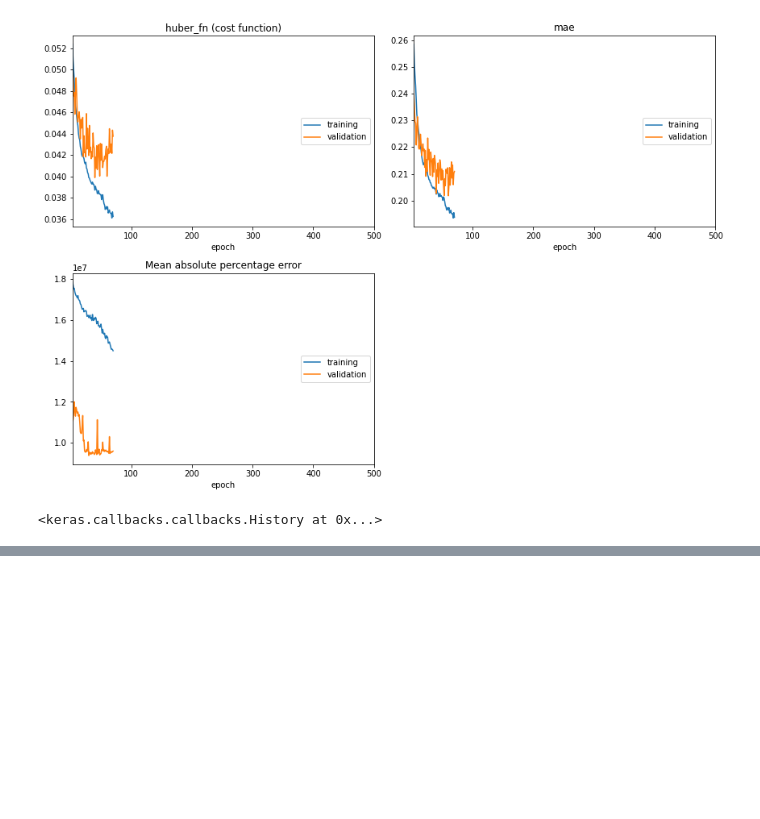
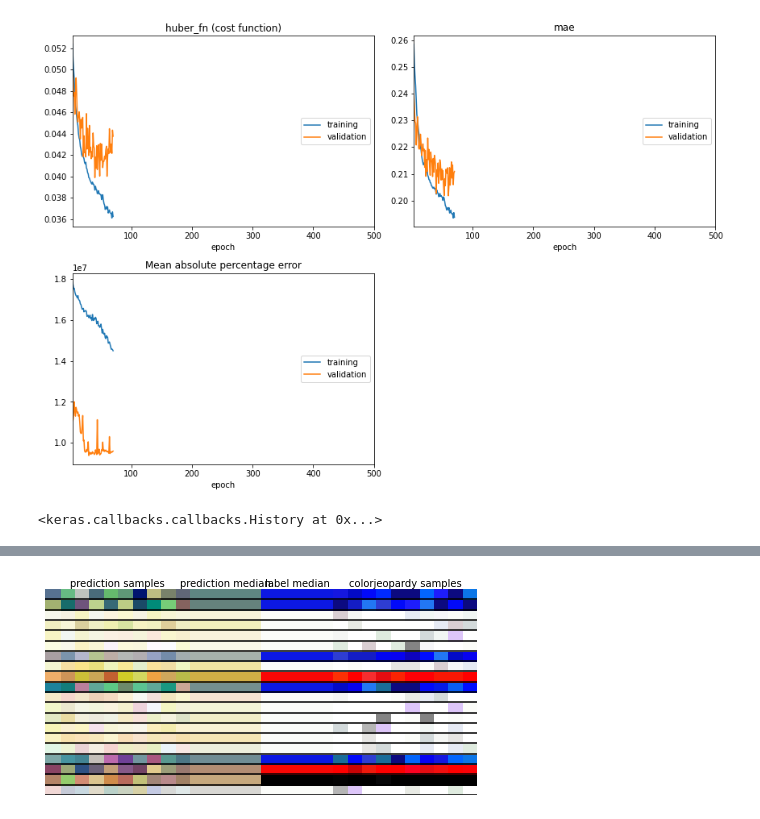
Before and after one commit to kjappelbaum/colorml, a Jupyter notebook: notebooks/simple_bayesian.ipynb, the cells around one changed output, grey strips where cells are left out. Saved outputs shown, nothing was run; the diff lists cells and outputs as text; code cells hidden in the pictures; blank space fills up the shorter version.

```diff
--- a/notebooks/simple_bayesian.ipynb
+++ b/notebooks/simple_bayesian.ipynb
@@ -297,0 +352,32 @@ plot_prediction_dist(result * 255, name_train, augment_dict)
+# %%
+def predict_with_uncertainty(
+    mlp, x: np.array, n_iter: int = 1000, centrality: str = "mean"
+):
+    """Use dropout sampling
+
+    Args:
+        mlp ([type]): keras model
+        x (np.array): feature matrix
+        n_iter (int, optional): Number of samples from the predictive distribution.
+            Defaults to 1000.
+        centrality (str, optional): Method used to calculate the center of the predictive distribution.
+            Defaults to "median".
+
+    Returns:
+        Union[np.array, np.array, np.array]: All samples from the predictive distribution, centrality measures, variancesƒ
+    """
+    result = []
+
+    f = K.function([mlp.layers[0].input, K.learning_phase()], [mlp.layers[-1].output[:,:3]])
+
+    for i in range(n_iter):
+        result.append(f([x, 1]))
+
+    result = np.array(result)
+
+    if centrality == "median":
+        prediction = np.median(result, axis=0)
+    elif centrality == "mean":
+        prediction = np.mean(result, axis=0)
+    uncertainty = result.var(axis=0)
+    return result, prediction, uncertainty
@@ -297,0 +386,6 @@ plot_prediction_dist(result * 255, name_train, augment_dict)
+# %%
+result, rediction, uncertainity = predict_with_uncertainty(model, X_train[:20])
+# %%
+plot_prediction_dist(result * 255, name_train, augment_dict, 20, figsize=(6,3))
+# %% [output]
+[figure, added]
```
Also changed, not shown: parts of 22 cells of this notebook, 6 other files.
